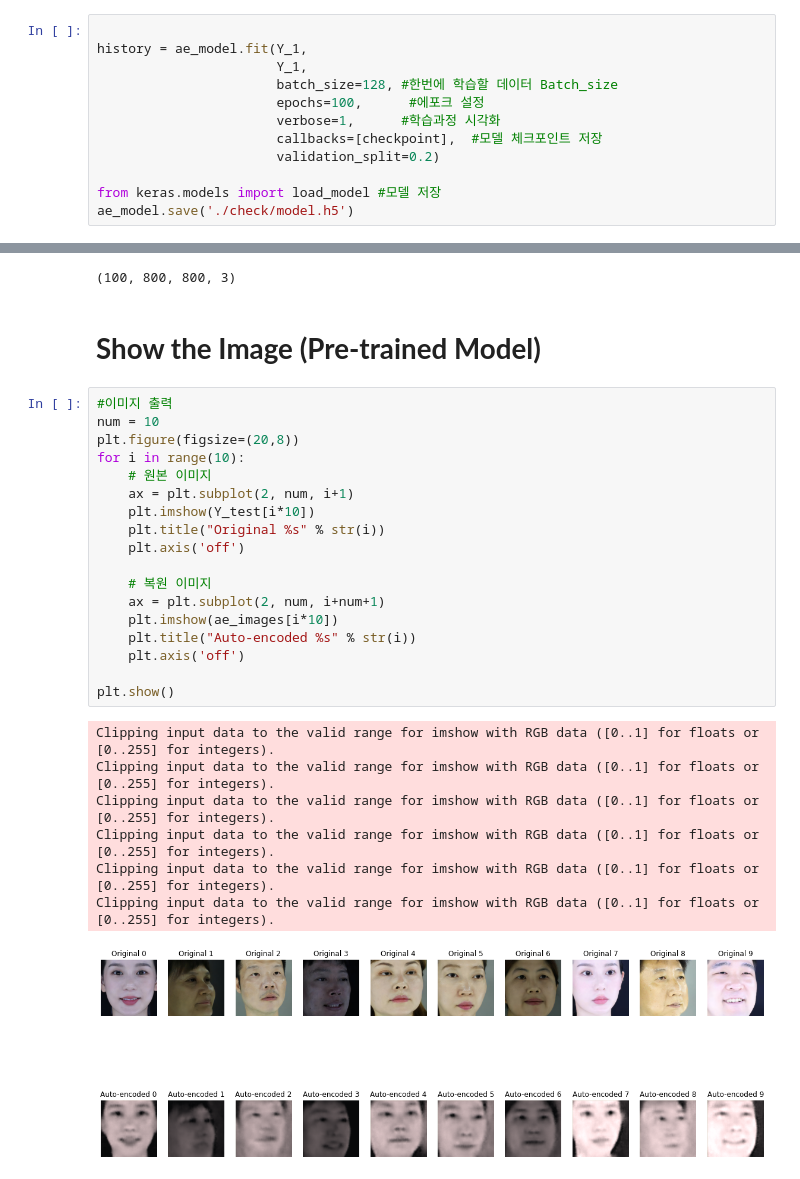
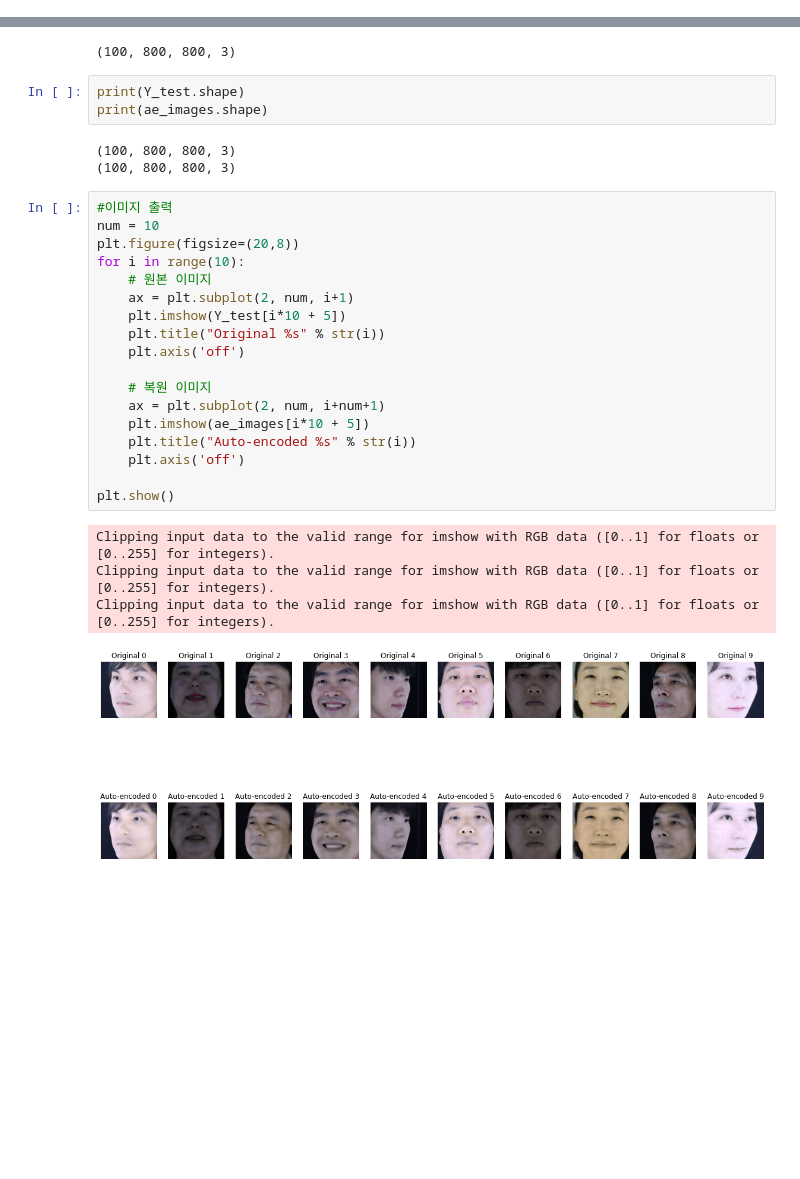
Before and after one commit to CSID-DGU/2021-1-OSSP1-Debugger-4, a Jupyter notebook: Training_K_Face_model_with_Server.ipynb, the cells around one changed output, grey strips where cells are left out. Drawn from its saved outputs; the diff is of its cells as text; blank space fills up the shorter version.

```diff
--- a/Training_K_Face_model_with_Server.ipynb
+++ b/Training_K_Face_model_with_Server.ipynb
@@ -142,12 +160,0 @@ checkpoint = tf.keras.callbacks.ModelCheckpoint(filepath=checkpoint_path,
-# %%
-
-history = ae_model.fit(Y_1,
-                       Y_1,
-                       batch_size=128, #한번에 학습할 데이터 Batch_size
-                       epochs=100,      #에포크 설정
-                       verbose=1,      #학습과정 시각화
-                       callbacks=[checkpoint],  #모델 체크포인트 저장
-                       validation_split=0.2)
-
-from keras.models import load_model #모델 저장
-ae_model.save('./check/model.h5')
@@ -164,31 +163,32 @@ ae_images = ae_model.predict(Y_test)  #Pre-trained Model 평가용
 ae_images.shape
 # %% [output]
 (100, 800, 800, 3)
-# %% [markdown]
-# **Show the Image (Pre-trained Model)**
+# %%
+print(Y_test.shape)
+print(ae_images.shape)
+# %% [output]
+(100, 800, 800, 3)
+(100, 800, 800, 3)
 # %%
 #이미지 출력
 num = 10
 plt.figure(figsize=(20,8))
 for i in range(10):
     # 원본 이미지
     ax = plt.subplot(2, num, i+1)
-    plt.imshow(Y_test[i*10])
+    plt.imshow(Y_test[i*10 + 5])
     plt.title("Original %s" % str(i))
     plt.axis('off')
 
     # 복원 이미지
     ax = plt.subplot(2, num, i+num+1)
-    plt.imshow(ae_images[i*10])
+    plt.imshow(ae_images[i*10 + 5])
     plt.title("Auto-encoded %s" % str(i))
     plt.axis('off')
 
 plt.show()
 # %% [output]
 Clipping input data to the valid range for imshow with RGB data ([0..1] for floats or [0..255] for integers).
 Clipping input data to the valid range for imshow with RGB data ([0..1] for floats or [0..255] for integers).
 Clipping input data to the valid range for imshow with RGB data ([0..1] for floats or [0..255] for integers).
-Clipping input data to the valid range for imshow with RGB data ([0..1] for floats or [0..255] for integers).
-Clipping input data to the valid range for imshow with RGB data ([0..1] for floats or [0..255] for integers).
-Clipping input data to the valid range for imshow with RGB data ([0..1] for floats or [0..255] for integers).
-[figure, old version]
+[figure, new version]
```
Also changed, not shown: parts of 48 cells of this notebook.
